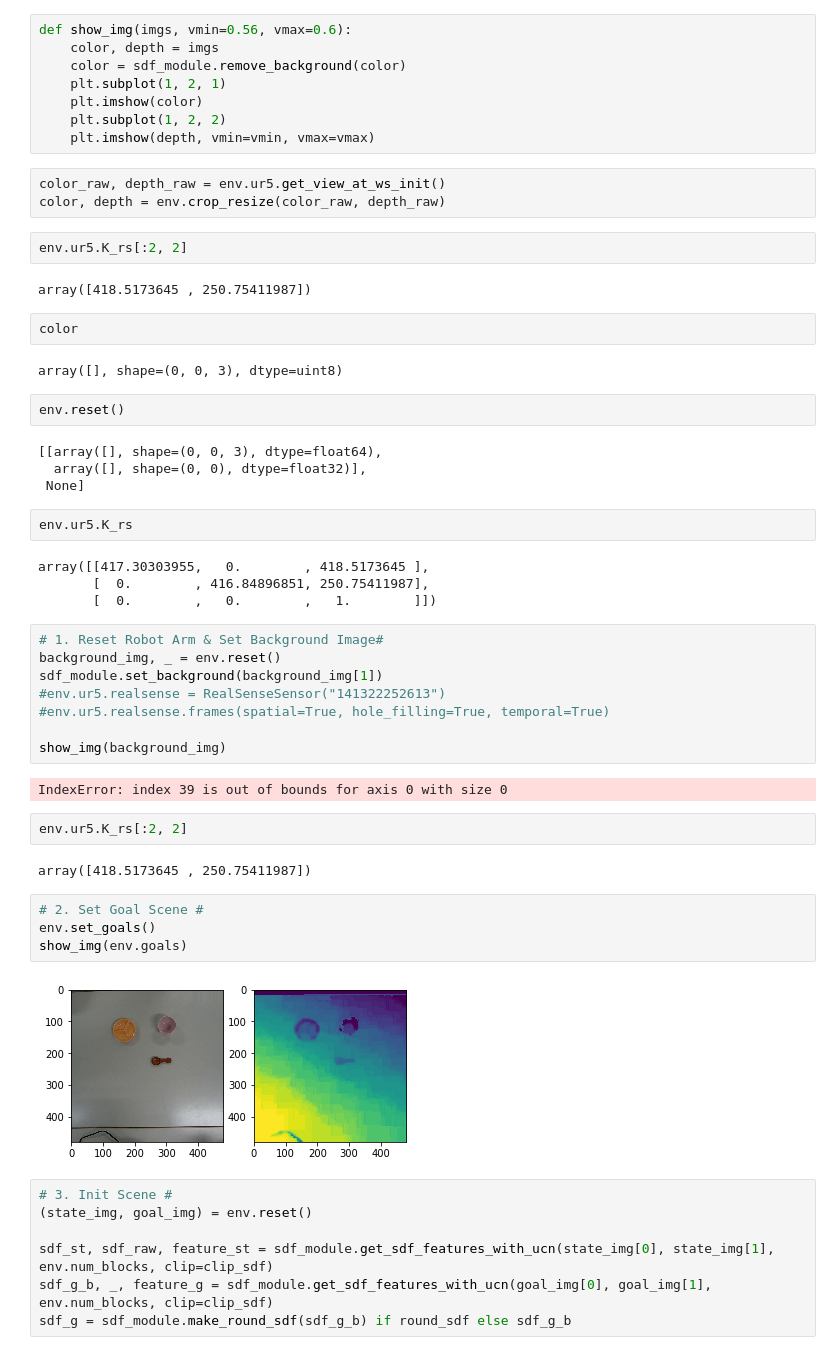
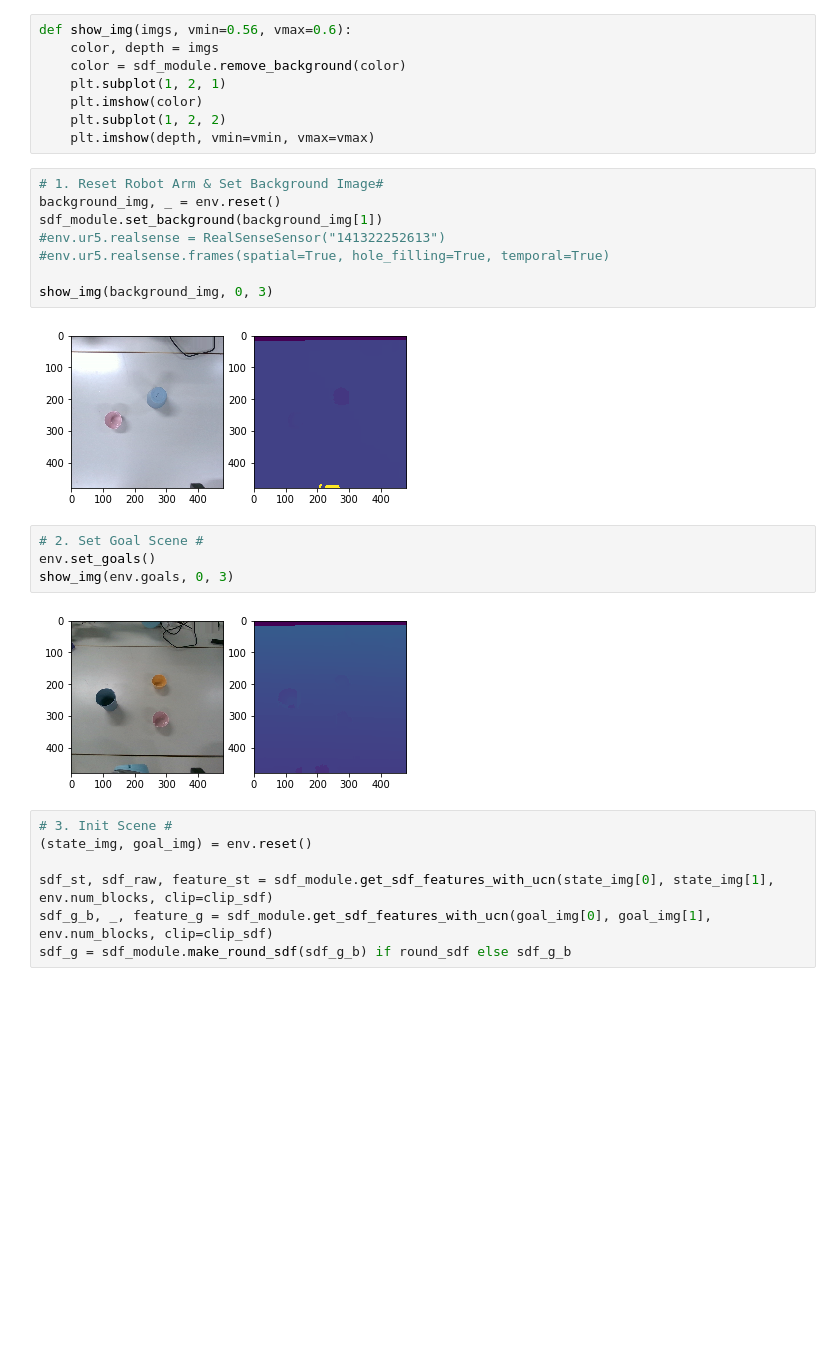
Before and after one commit to hogunkee/ur5_manipulation, a Jupyter notebook: realrobot/test_sdfgcn.ipynb, the cells around one changed output. Drawn from its saved outputs; the diff is of its cells as text; blank space fills up the shorter version.

```diff
--- a/realrobot/test_sdfgcn.ipynb
+++ b/realrobot/test_sdfgcn.ipynb
@@ -35,29 +35,6 @@ def show_img(imgs, vmin=0.56, vmax=0.6):
     plt.imshow(color)
     plt.subplot(1, 2, 2)
     plt.imshow(depth, vmin=vmin, vmax=vmax)
-# %%
-color_raw, depth_raw = env.ur5.get_view_at_ws_init()
-color, depth = env.crop_resize(color_raw, depth_raw)
-# %%
-env.ur5.K_rs[:2, 2]
-# %% [output]
-array([418.5173645 , 250.75411987])
-# %%
-color
-# %% [output]
-array([], shape=(0, 0, 3), dtype=uint8)
-# %%
-env.reset()
-# %% [output]
-[[array([], shape=(0, 0, 3), dtype=float64),
-  array([], shape=(0, 0), dtype=float32)],
- None]
-# %%
-env.ur5.K_rs
-# %% [output]
-array([[417.30303955,   0.        , 418.5173645 ],
-       [  0.        , 416.84896851, 250.75411987],
-       [  0.        ,   0.        ,   1.        ]])
 # %%
 # 1. Reset Robot Arm & Set Background Image#
 background_img, _ = env.reset()
@@ -65,19 +42,15 @@ sdf_module.set_background(background_img[1])
 #env.ur5.realsense = RealSenseSensor("141322252613")
 #env.ur5.realsense.frames(spatial=True, hole_filling=True, temporal=True)
 
-show_img(background_img)
+show_img(background_img, 0, 3)
 # %% [output]
-IndexError: index 39 is out of bounds for axis 0 with size 0
+[figure, added]
-# %%
-env.ur5.K_rs[:2, 2]
-# %% [output]
-array([418.5173645 , 250.75411987])
 # %%
 # 2. Set Goal Scene #
 env.set_goals()
-show_img(env.goals)
+show_img(env.goals, 0, 3)
 # %% [output]
-[figure, old version]
+[figure, new version]
 # %%
 # 3. Init Scene #
 (state_img, goal_img) = env.reset()
```
Also changed, not shown: parts of 32 cells of this notebook, 9 other files.
